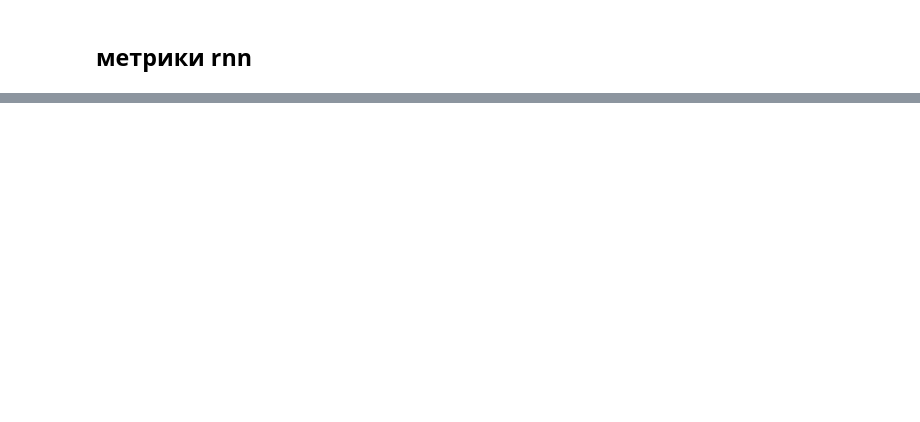
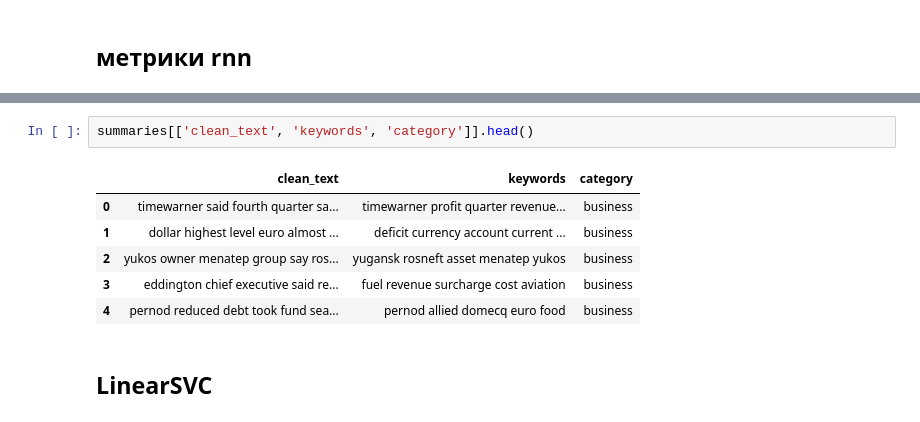
Before and after one commit to duckinzzz/fefu4, a Jupyter notebook: ML/ML_lab4.ipynb, the cells around one changed output, grey strips where cells are left out. Saved outputs shown, nothing was run; the diff lists cells and outputs as text; blank space fills up the shorter version.

```diff
--- a/ML/ML_lab4.ipynb
+++ b/ML/ML_lab4.ipynb
@@ -382,0 +399,11 @@ plt.show()
+# %%
+summaries[['clean_text', 'keywords', 'category']].head()
+# %% [output]
+|  | clean_text | keywords | category |
+| 0 | timewarner said fourth quarter sa... | timewarner profit quarter revenue... | business |
+| 1 | dollar highest level euro almost ... | deficit currency account current ... | business |
+| 2 | yukos owner menatep group say ros... | yugansk rosneft asset menatep yukos | business |
+| 3 | eddington chief executive said re... | fuel revenue surcharge cost aviation | business |
+| 4 | pernod reduced debt took fund sea... | pernod allied domecq euro food | business |
+# %% [markdown]
+## LinearSVC
```
Also changed, not shown: parts of 26 cells of this notebook.
